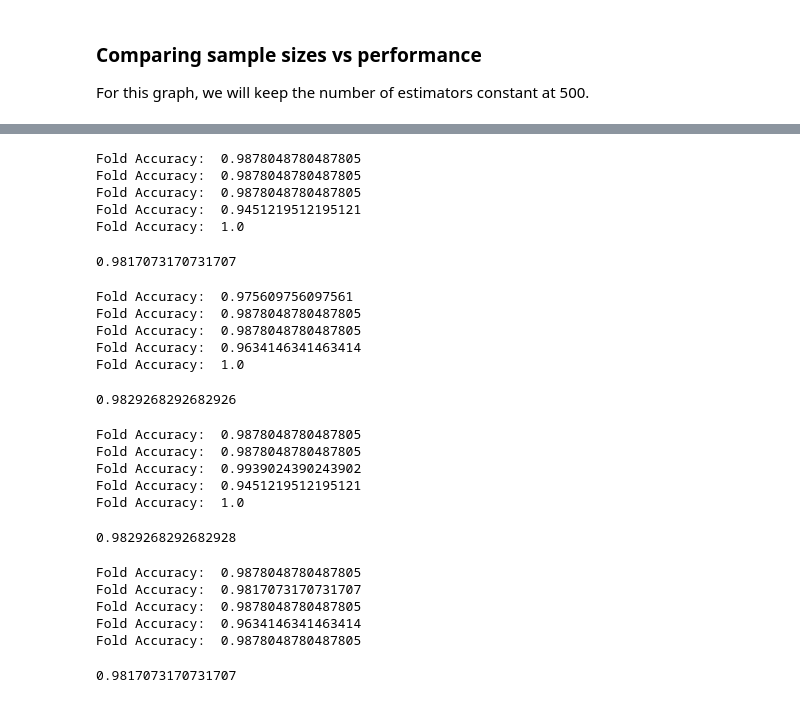
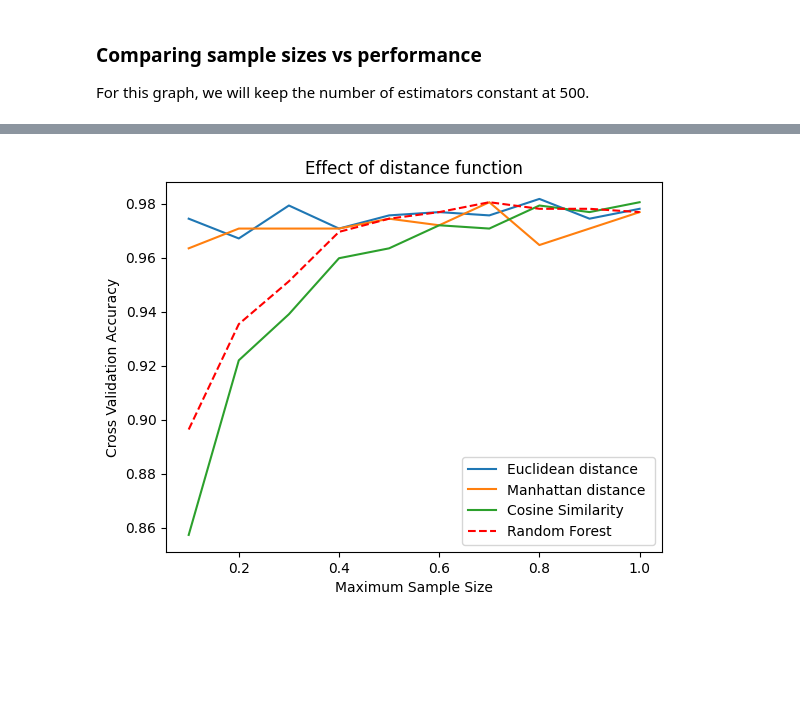
Before and after one commit to ilangofman/CSC2515-Locally-Weighted-Random-Forests, a Jupyter notebook: heart_dataset_analysis.ipynb, the cells around one changed output, grey strips where cells are left out. Drawn from its saved outputs; the diff is of its cells as text; code cells hidden in the pictures; blank space fills up the shorter version.

```diff
--- a/heart_dataset_analysis.ipynb
+++ b/heart_dataset_analysis.ipynb
@@ -211,7 +213,0 @@ for size in sample_sizes:
-# %%
-
-for size in sample_sizes:
-    lwrf = LocallyWeightedRandomForest(n_estimators=500, max_samples=size, max_depth=10)
-    k_5_euc_mean_acc.append(cross_validation(X=train_X, y=train_y, model=lwrf, temperature=1.0, distance_agg_func=nearest_k_distance_mean(k=5), distance_function=euclidean_distance, folds=5, verbose=True))
-    k_10_euc_mean_acc.append(cross_validation(X=train_X, y=train_y, model=lwrf, temperature=1.0, distance_agg_func=nearest_k_distance_mean(k=10), distance_function=euclidean_distance, folds=5, verbose=True))
-    k_20_euc_mean_acc.append(cross_validation(X=train_X, y=train_y, model=lwrf, temperature=1.0, distance_agg_func=nearest_k_distance_mean(k=20), distance_function=euclidean_distance, folds=5, verbose=True))
@@ -236,5 +213,0 @@ Fold Accuracy:  1.0
-# %%
-
-for size in sample_sizes:
-    lwrf = LocallyWeightedRandomForest(n_estimators=300, max_samples=size, max_depth=10)
-    k_1_euc_mean_acc.append(cross_validation(X=train_X, y=train_y, model=lwrf, temperature=1.0, distance_agg_func=nearest_k_distance_mean(k=1), distance_function=euclidean_distance, folds=5, verbose=True))
@@ -261,10 +213,0 @@ from sklearn.model_selection import cross_val_score
-# %%
-random_forest_acc = []
-for size in sample_sizes:
-    model = RandomForestClassifier(random_state=0, n_estimators=300, max_samples=size, max_depth=10)
-    random_forest_acc.append(np.mean(cross_val_score(model, train_X, train_y, cv=5)))
-# %%
-my_test_model = LocallyWeightedRandomForest(n_estimators=300, max_depth=10, max_samples=0.8)
-my_test_model.fit(train_X, train_y)
-pred = my_test_model.predict(test_X,temperature=1, distance_aggregation_function=nearest_k_distance_mean(k=10), distance_function=euclidean_distance )
-print(classification_report(test_y, pred, digits=5))
@@ -432,36 +213,0 @@ max(k_10_euc_mean_acc)
-# %%
-cross_validation(X=train_X, y=train_y, model=lwrf, temperature=1.0, distance_agg_func=mean_distance, distance_function=euclidean_distance, folds=5, verbose=True)
-# %% [output]
-Fold Accuracy:  0.9878048780487805
-Fold Accuracy:  0.9878048780487805
-Fold Accuracy:  0.9878048780487805
-Fold Accuracy:  0.9451219512195121
-Fold Accuracy:  1.0
-0.9817073170731707
-# %%
-cross_validation(X=train_X, y=train_y, model=lwrf, temperature=2.0, distance_agg_func=mean_distance, distance_function=euclidean_distance, folds=5, verbose=True)
-# %% [output]
-Fold Accuracy:  0.975609756097561
-Fold Accuracy:  0.9878048780487805
-Fold Accuracy:  0.9878048780487805
-Fold Accuracy:  0.9634146341463414
-Fold Accuracy:  1.0
-0.9829268292682926
-# %%
-cross_validation(X=train_X, y=train_y, model=lwrf, temperature=2.0, distance_agg_func=nearest_k_distance_mean(k=10), distance_function=euclidean_distance, folds=5, verbose=True)
-# %% [output]
-Fold Accuracy:  0.9878048780487805
-Fold Accuracy:  0.9878048780487805
-Fold Accuracy:  0.9939024390243902
-Fold Accuracy:  0.9451219512195121
-Fold Accuracy:  1.0
-0.9829268292682928
-# %%
-cross_validation(X=train_X, y=train_y, model=lwrf, temperature=2.0, distance_agg_func=nearest_k_distance_mean(k=1), distance_function=euclidean_distance, folds=5, verbose=True)
-# %% [output]
-Fold Accuracy:  0.9878048780487805
-Fold Accuracy:  0.9817073170731707
-Fold Accuracy:  0.9878048780487805
-Fold Accuracy:  0.9634146341463414
-Fold Accuracy:  0.9878048780487805
-0.9817073170731707
@@ -467,0 +260,17 @@ Fold Accuracy:  0.9878048780487805
+# %%
+
+
+plt.title('Effect of distance function')
+
+plt.plot(sample_sizes, euc_distance_acc,  label = "Euclidean distance")
+plt.plot(sample_sizes,manhat_distance_acc, label = "Manhattan distance ")
+plt.plot(sample_sizes,cos_distance_acc, label = "Cosine Similarity")
+plt.plot(sample_sizes,random_forest_acc, color = 'r',linestyle = '--',  label = "Random Forest")
+
+plt.xlabel('Maximum Sample Size')
+plt.ylabel('Cross Validation Accuracy')
+
+plt.legend()
+plt.show()
+# %% [output]
+[figure, added]
```
Also changed, not shown: parts of 42 cells of this notebook.
